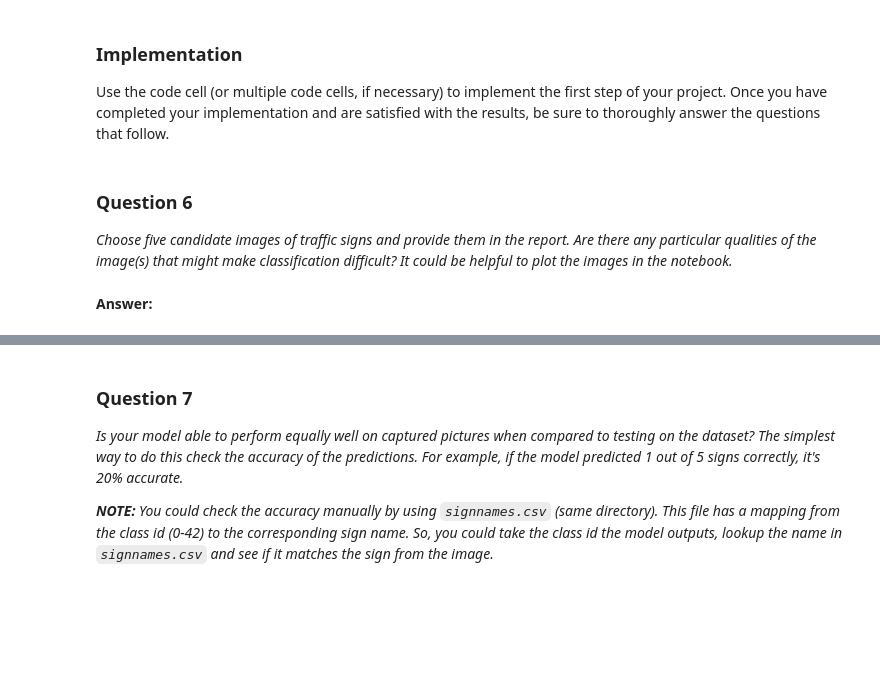
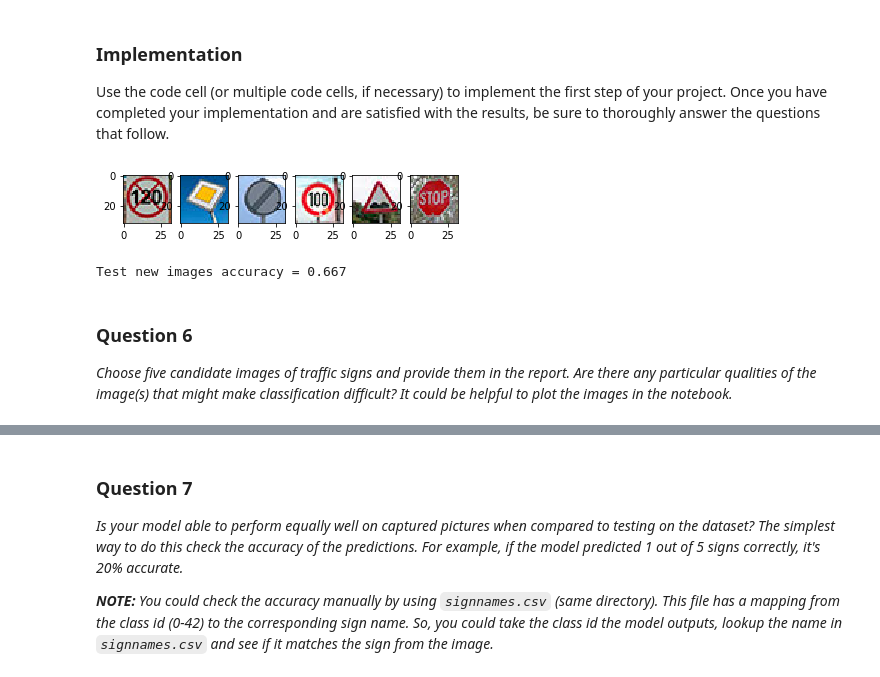
Before and after one commit to denismoroz/carnd-p2-traffic-sign-classifier, a Jupyter notebook: Traffic_Sign_Classifier.ipynb, the cells around one changed output, grey strips where cells are left out. Saved outputs shown, nothing was run; the diff lists cells and outputs as text; code cells hidden in the pictures; blank space fills up the shorter version.

```diff
--- a/Traffic_Sign_Classifier.ipynb
+++ b/Traffic_Sign_Classifier.ipynb
@@ -146,9 +157,8 @@ def grayscale(image_set):
 
     for index in range(len(image_set)):
         processed_image = cv2.cvtColor(image_set[index], cv2.COLOR_RGB2GRAY)
-        equ = cv2.equalizeHist(processed_image)
-        #res[index] = processed_image[:, :, np.newaxis]
-        res[index] = equ[:, :, np.newaxis]
+        res[index] = processed_image[:, :, np.newaxis]
+
 
     return res
 
@@ -319,10 +335,10 @@ one_hot_y = tf.one_hot(y, 43)
 keep_prob = tf.placeholder(tf.float32)
 
 # Hyper parameters.
-EPOCHS = 45
+EPOCHS = 65
 BATCH_SIZE = 128
 rate = 0.001
-keep_probability = 0.8
+keep_probability = 1.0
 
 # Training chain.
 logits = LeNetForTrafficSigns(x)
@@ -426,6 +439,53 @@ Use the code cell (or multiple code cells, if necessary) to implement the first
+# %%
+import matplotlib.image as mpimg
+import os
+
+### Load the images and plot them here.
+### Feel free to use as many code cells as needed.
+# New Input array image
+new_images = {"22_s.jpg": 22,
+              "32_s.jpg": 32,
+              "12_s.jpg": 12,
+              "7_s.jpg": 7,
+              "14_s.jpg": 14,
+              "8_s.jpg": 8}
+
+new_images_folder = "new_images"
+
+new_images_count = len(new_images)
+
+f, axarr = plt.subplots(1, new_images_count)
+
+# Image sets with lables.
+X_new_images = np.uint8(np.zeros((new_images_count,32,32,3)))
+y_new_images = np.uint8(np.zeros(new_images_count))
+
+i = 0
+for file_name, sign_label in new_images.items():
+    try:
+        image = mpimg.imread(os.path.join(new_images_folder, file_name))
+    except OSError:
+        continue
+
+    y_new_images[i] = sign_label
+    X_new_images[i] = image
+
+    axarr[i].imshow(image)
+    i += 1
+
+plt.show()
+
+# Preprocess new images
+X_new_images = grayscale(X_new_images)
+
+with tf.Session() as sess:
+    saver.restore(sess, tf.train.latest_checkpoint('.'))
+    test_accuracy = evaluate(X_new_images, y_new_images)
+    print("Test new images accuracy = {:.3f}".format(test_accuracy))
+# %% [output]
+[figure, added]
+Test new images accuracy = 0.667
 # %% [markdown]
 ### Question 6
 
 _Choose five candidate images of traffic signs and provide them in the report. Are there any particular qualities of the image(s) that might make classification difficult? It could be helpful to plot the images in the notebook._
-# %% [markdown]
-**Answer:**
```
Also changed, not shown: parts of 24 cells of this notebook, 18 other files.
